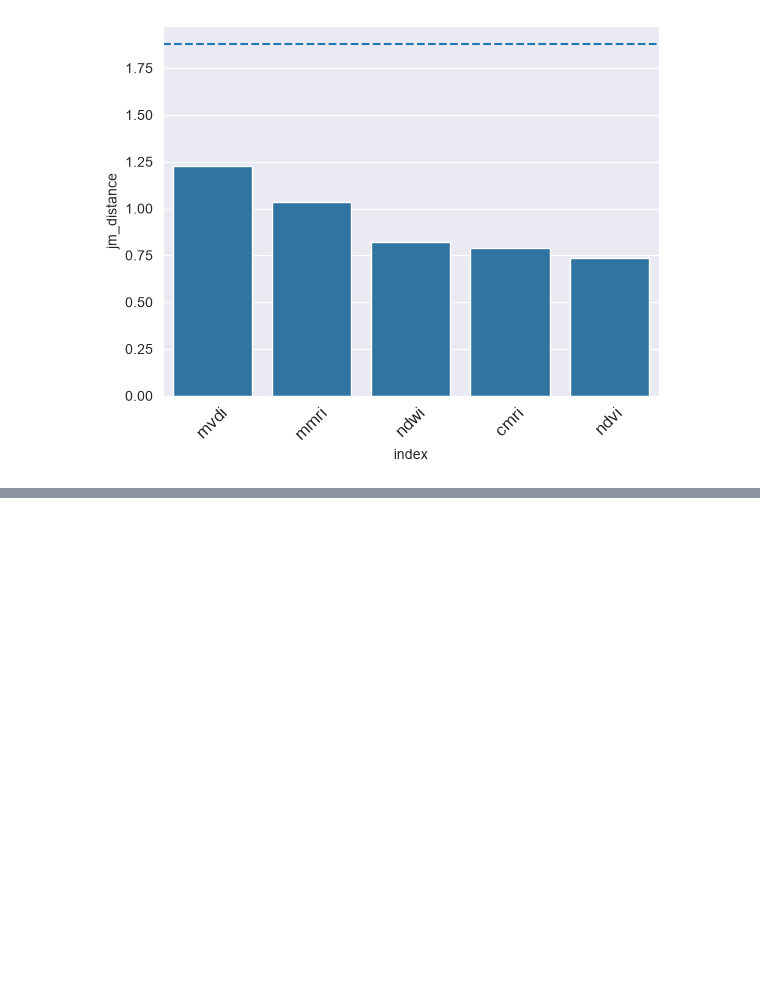
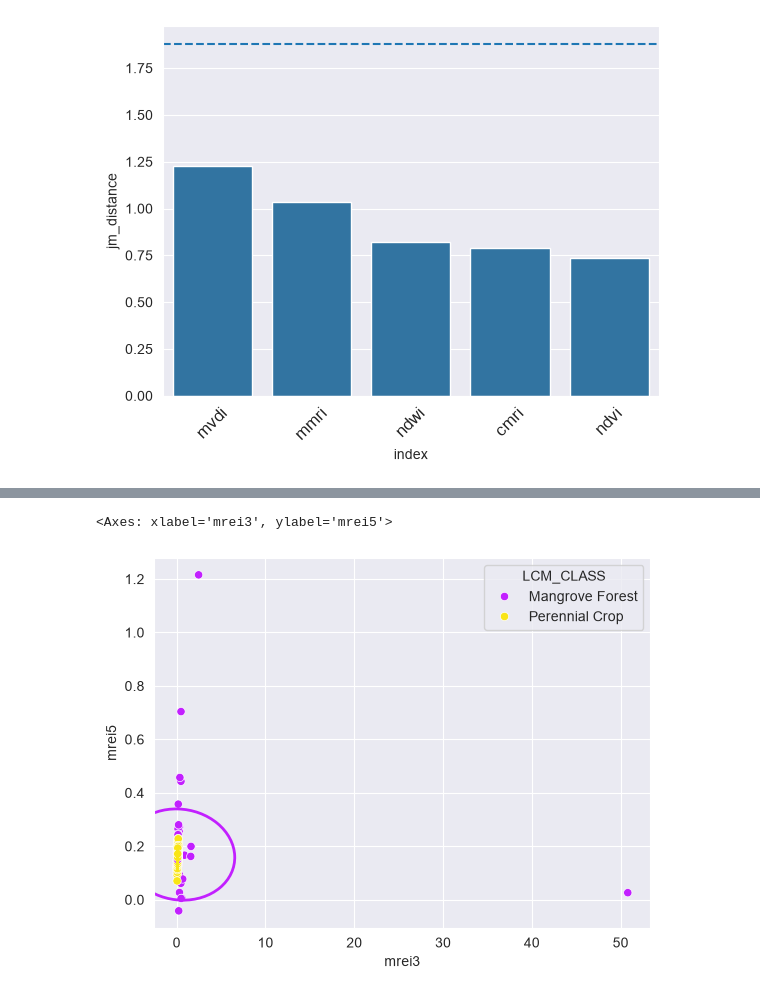
Before and after one commit to jeromemaiquez/gms-ir-mangrove-seagrass-surigao, a Jupyter notebook: main.ipynb, the cells around one changed output, grey strips where cells are left out. Cells and saved outputs as stored; diff of their text form; code cells hidden in the pictures; blank space fills up the shorter version.

```diff
--- a/main.ipynb
+++ b/main.ipynb
@@ -296,0 +381,12 @@ plot.separability_2class(
+# %%
+plot.scatterplot_bands(
+    data=df_mrei,
+    band_x='mrei3',
+    band_y='mrei5',
+    category_column='LCM_CLASS',
+    cats_compared=vegetation_classes,
+    n_std=2
+)
+# %% [output]
+<Axes: xlabel='mrei3', ylabel='mrei5'>
+[figure, added]
```
Also changed, not shown: parts of 13 cells of this notebook.
